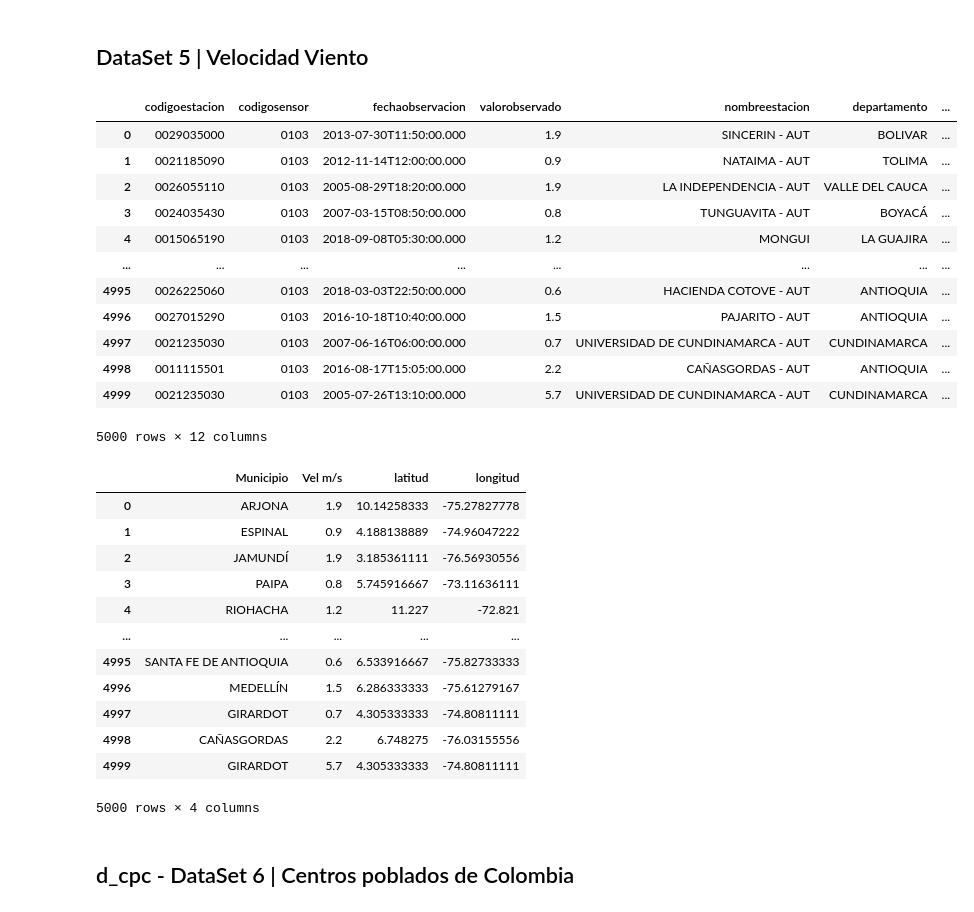
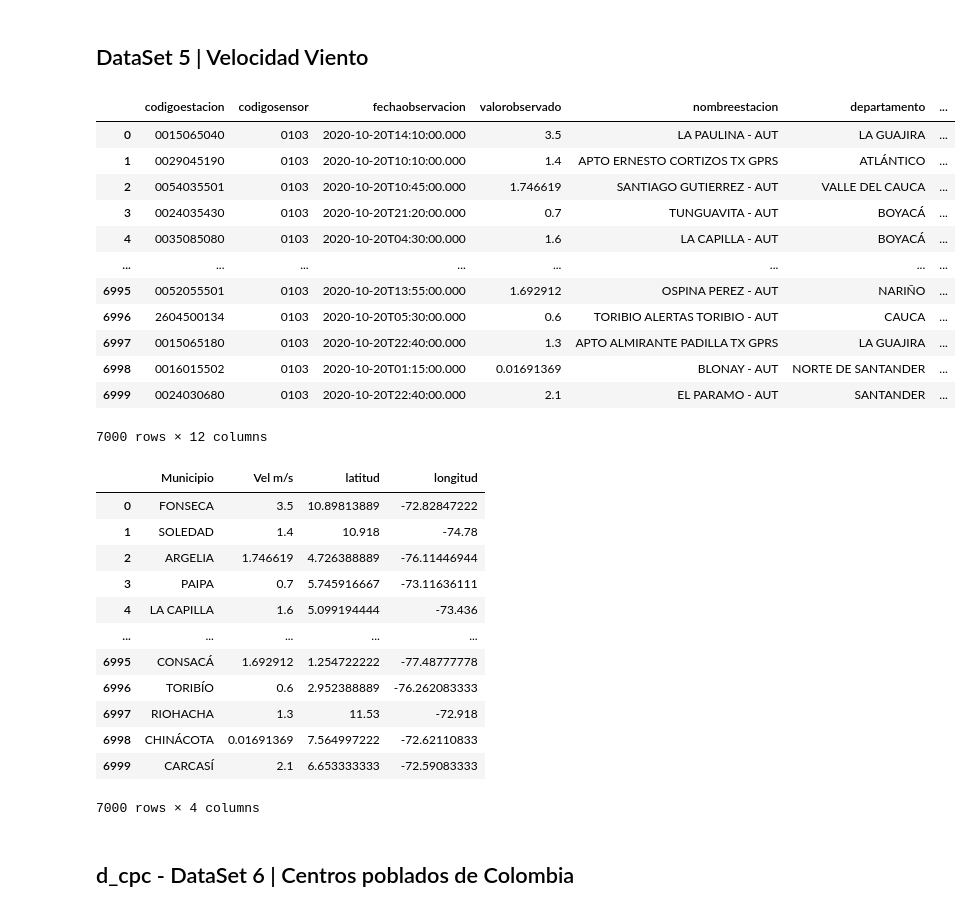
Before and after one commit to gluoneros/greenPredEnergy, a Jupyter notebook: ai.ipynb, the cells around one changed output. Cells and saved outputs as stored; diff of their text form; code cells hidden in the pictures.

```diff
--- a/ai.ipynb
+++ b/ai.ipynb
@@ -235,24 +235,24 @@ d_ndll_min
 # %% [markdown]
 ## DataSet 5 | Velocidad Viento
 # %%
-d_vnt_ = client.get("sgfv-3yp8", limit=5000)
+d_vnt_ = client.get("sgfv-3yp8", limit=7000)
 d_vnt = pd.DataFrame.from_records(d_vnt_)
 d_vnt = d_vnt.rename(columns={"municipio": "Municipio"})
 d_vnt
 # %% [output]
 |  | codigoestacion | codigosensor | fechaobservacion | valorobservado | nombreestacion | departamento | ... |
-| 0 | 0029035000 | 0103 | 2013-07-30T11:50:00.000 | 1.9 | SINCERIN - AUT | BOLIVAR | ... |
-| 1 | 0021185090 | 0103 | 2012-11-14T12:00:00.000 | 0.9 | NATAIMA - AUT | TOLIMA | ... |
-| 2 | 0026055110 | 0103 | 2005-08-29T18:20:00.000 | 1.9 | LA INDEPENDENCIA - AUT | VALLE DEL CAUCA | ... |
-| 3 | 0024035430 | 0103 | 2007-03-15T08:50:00.000 | 0.8 | TUNGUAVITA - AUT | BOYACÁ | ... |
-| 4 | 0015065190 | 0103 | 2018-09-08T05:30:00.000 | 1.2 | MONGUI | LA GUAJIRA | ... |
+| 0 | 0015065040 | 0103 | 2020-10-20T14:10:00.000 | 3.5 | LA PAULINA - AUT | LA GUAJIRA | ... |
+| 1 | 0029045190 | 0103 | 2020-10-20T10:10:00.000 | 1.4 | APTO ERNESTO CORTIZOS TX GPRS | ATLÁNTICO | ... |
+| 2 | 0054035501 | 0103 | 2020-10-20T10:45:00.000 | 1.746619 | SANTIAGO GUTIERREZ - AUT | VALLE DEL CAUCA | ... |
+| 3 | 0024035430 | 0103 | 2020-10-20T21:20:00.000 | 0.7 | TUNGUAVITA - AUT | BOYACÁ | ... |
+| 4 | 0035085080 | 0103 | 2020-10-20T04:30:00.000 | 1.6 | LA CAPILLA - AUT | BOYACÁ | ... |
 | ... | ... | ... | ... | ... | ... | ... | ... |
-| 4995 | 0026225060 | 0103 | 2018-03-03T22:50:00.000 | 0.6 | HACIENDA COTOVE - AUT | ANTIOQUIA | ... |
-| 4996 | 0027015290 | 0103 | 2016-10-18T10:40:00.000 | 1.5 | PAJARITO - AUT | ANTIOQUIA | ... |
-| 4997 | 0021235030 | 0103 | 2007-06-16T06:00:00.000 | 0.7 | UNIVERSIDAD DE CUNDINAMARCA - AUT | CUNDINAMARCA | ... |
-| 4998 | 0011115501 | 0103 | 2016-08-17T15:05:00.000 | 2.2 | CAÑASGORDAS - AUT | ANTIOQUIA | ... |
-| 4999 | 0021235030 | 0103 | 2005-07-26T13:10:00.000 | 5.7 | UNIVERSIDAD DE CUNDINAMARCA - AUT | CUNDINAMARCA | ... |
+| 6995 | 0052055501 | 0103 | 2020-10-20T13:55:00.000 | 1.692912 | OSPINA PEREZ - AUT | NARIÑO | ... |
+| 6996 | 2604500134 | 0103 | 2020-10-20T05:30:00.000 | 0.6 | TORIBIO ALERTAS TORIBIO - AUT | CAUCA | ... |
+| 6997 | 0015065180 | 0103 | 2020-10-20T22:40:00.000 | 1.3 | APTO ALMIRANTE PADILLA TX GPRS | LA GUAJIRA | ... |
+| 6998 | 0016015502 | 0103 | 2020-10-20T01:15:00.000 | 0.01691369 | BLONAY - AUT | NORTE DE SANTANDER | ... |
+| 6999 | 0024030680 | 0103 | 2020-10-20T22:40:00.000 | 2.1 | EL PARAMO - AUT | SANTANDER | ... |
-5000 rows × 12 columns
+7000 rows × 12 columns
 # %%
 # d_vnt.describe()
 d_vnt_min = d_vnt[['Municipio', 'valorobservado', 'latitud', 'longitud']]
@@ -260,18 +260,18 @@ d_vnt_min = d_vnt_min.rename(columns={"valorobservado": "Vel m/s"})
 d_vnt_min
 # %% [output]
 |  | Municipio | Vel m/s | latitud | longitud |
-| 0 | ARJONA | 1.9 | 10.14258333 | -75.27827778 |
-| 1 | ESPINAL | 0.9 | 4.188138889 | -74.96047222 |
-| 2 | JAMUNDÍ | 1.9 | 3.185361111 | -76.56930556 |
-| 3 | PAIPA | 0.8 | 5.745916667 | -73.11636111 |
-| 4 | RIOHACHA | 1.2 | 11.227 | -72.821 |
+| 0 | FONSECA | 3.5 | 10.89813889 | -72.82847222 |
+| 1 | SOLEDAD | 1.4 | 10.918 | -74.78 |
+| 2 | ARGELIA | 1.746619 | 4.726388889 | -76.11446944 |
+| 3 | PAIPA | 0.7 | 5.745916667 | -73.11636111 |
+| 4 | LA CAPILLA | 1.6 | 5.099194444 | -73.436 |
 | ... | ... | ... | ... | ... |
-| 4995 | SANTA FE DE ANTIOQUIA | 0.6 | 6.533916667 | -75.82733333 |
-| 4996 | MEDELLÍN | 1.5 | 6.286333333 | -75.61279167 |
-| 4997 | GIRARDOT | 0.7 | 4.305333333 | -74.80811111 |
-| 4998 | CAÑASGORDAS | 2.2 | 6.748275 | -76.03155556 |
-| 4999 | GIRARDOT | 5.7 | 4.305333333 | -74.80811111 |
+| 6995 | CONSACÁ | 1.692912 | 1.254722222 | -77.48777778 |
+| 6996 | TORIBÍO | 0.6 | 2.952388889 | -76.262083333 |
+| 6997 | RIOHACHA | 1.3 | 11.53 | -72.918 |
+| 6998 | CHINÁCOTA | 0.01691369 | 7.564997222 | -72.62110833 |
+| 6999 | CARCASÍ | 2.1 | 6.653333333 | -72.59083333 |
-5000 rows × 4 columns
+7000 rows × 4 columns
 # %% [markdown]
 ## d_cpc - DataSet 6 | Centros poblados de Colombia
 # %%
```
Also changed, not shown: parts of 2 cells of this notebook.
